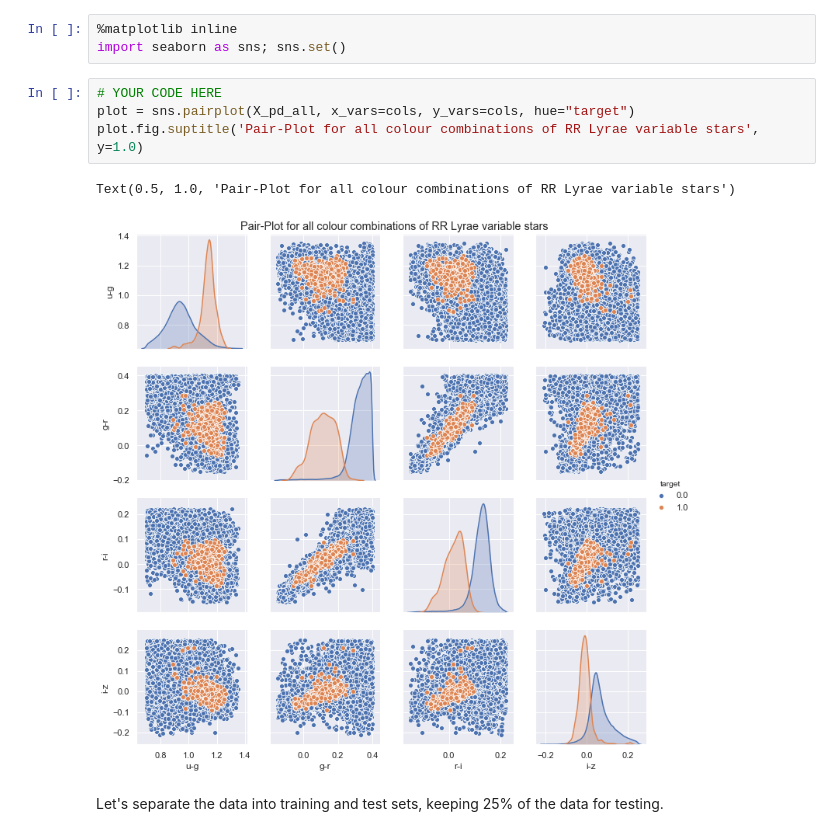
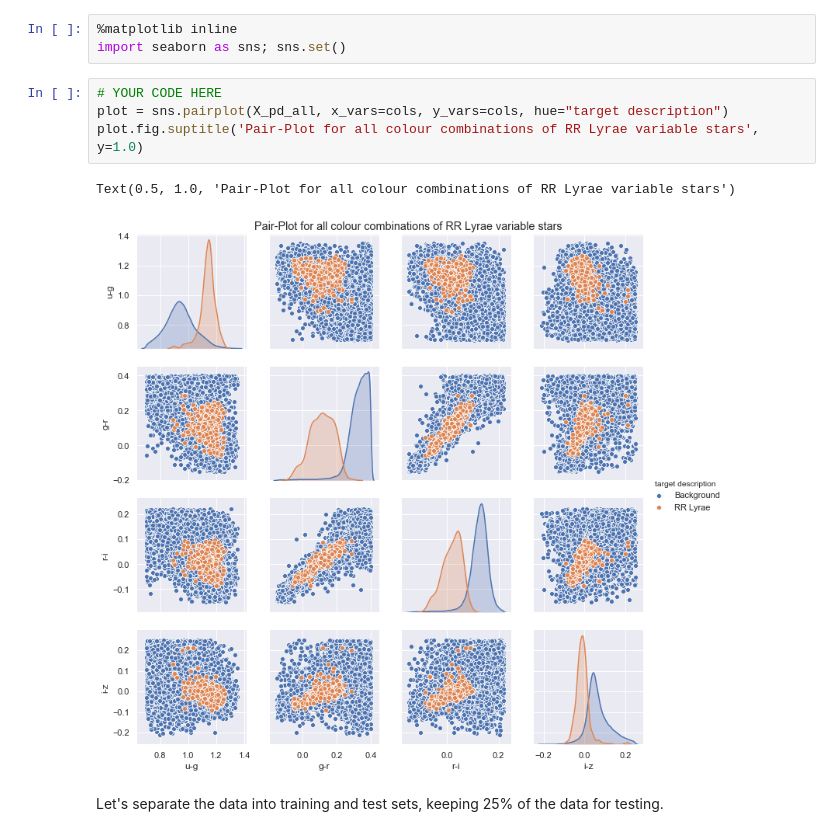
Before and after one commit to nishalad95/Machine_Learning_Big_Data, a Jupyter notebook: spce0038_coursework_NishaLad.ipynb, the cells around one changed output. Cells and saved outputs as stored; diff of their text form.

```diff
--- a/spce0038_coursework_NishaLad.ipynb
+++ b/spce0038_coursework_NishaLad.ipynb
@@ -558,11 +548,11 @@ Plot scatter plot pairs for all colour combinations using `seaborn`.  Colour the
 import seaborn as sns; sns.set()
 # %%
 # YOUR CODE HERE
-plot = sns.pairplot(X_pd_all, x_vars=cols, y_vars=cols, hue="target")
+plot = sns.pairplot(X_pd_all, x_vars=cols, y_vars=cols, hue="target description")
 plot.fig.suptitle('Pair-Plot for all colour combinations of RR Lyrae variable stars', y=1.0)
 # %% [output]
 Text(0.5, 1.0, 'Pair-Plot for all colour combinations of RR Lyrae variable stars')
-[figure, old version]
+[figure, new version]
 # %% [markdown]
 Let's separate the data into training and test sets, keeping 25% of the data for testing.
 # %%
```
Also changed, not shown: parts of 34 cells of this notebook.
